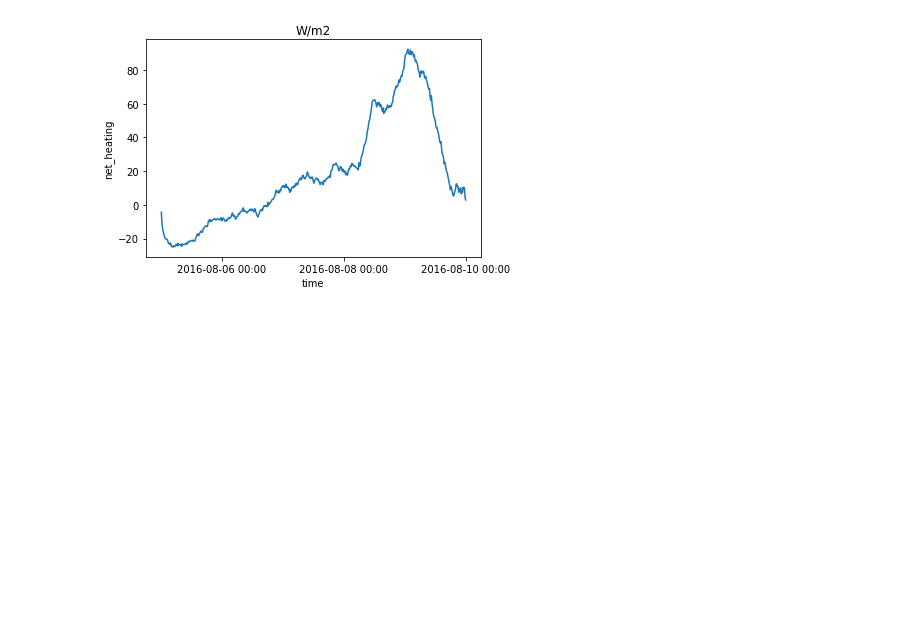
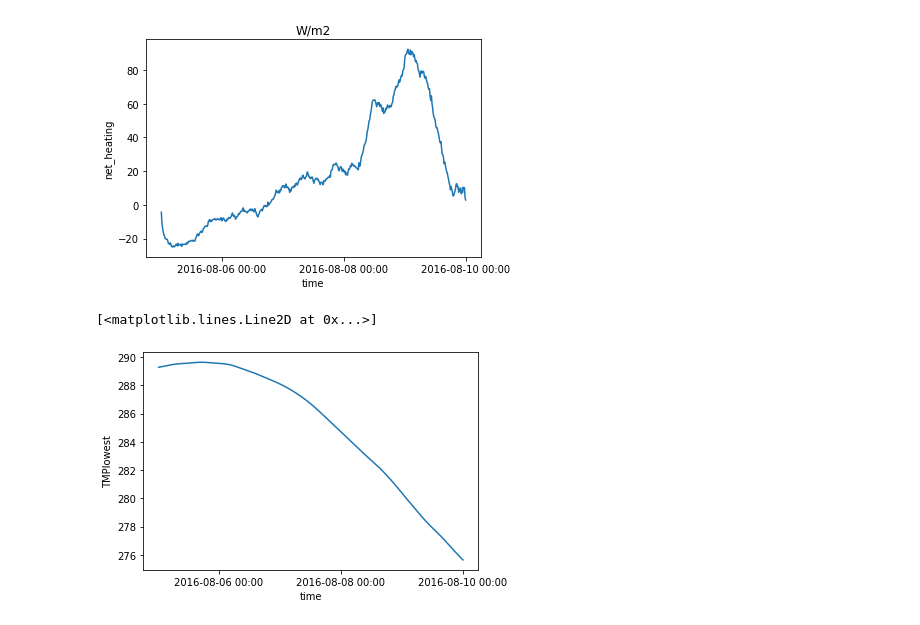
Before and after one commit to ai2cm/fv3net, a Jupyter notebook: global_averages.ipynb, the cells around one changed output. Drawn from its saved outputs; the diff is of its cells as text; code cells hidden in the pictures; blank space fills up the shorter version.

Commit message:
Global cooling

```diff
--- a/global_averages.ipynb
+++ b/global_averages.ipynb
@@ -13,7 +13,8 @@ rename_dims = {'x': 'grid_xt', 'y': 'grid_yt', 'rank': 'tile'}
 
 def open_ds():
     grid = xr.open_mfdataset('rundir/atmos_dt_atmos.tile?.nc', concat_dim='tile', combine='nested')
-    ds = xr.open_zarr('test.zarr').rename(rename_dims).merge(grid)
+    sfc = xr.open_mfdataset('rundir/sfc_dt_atmos.tile?.nc', concat_dim='tile', combine='nested')
+    ds = xr.open_zarr('test.zarr').rename(rename_dims).merge(grid).merge(sfc)
     return ds
 ds = open_ds()
 # %%
@@ -48,3 +49,8 @@ global_avg_ds.net_heating.plot()
 plt.title('W/m2');
 # %% [output]
 [figure]
+# %%
+global_avg_ds.TMPlowest.plot()
+# %% [output]
+[<matplotlib.lines.Line2D at 0x...>]
+[figure, added]
```
